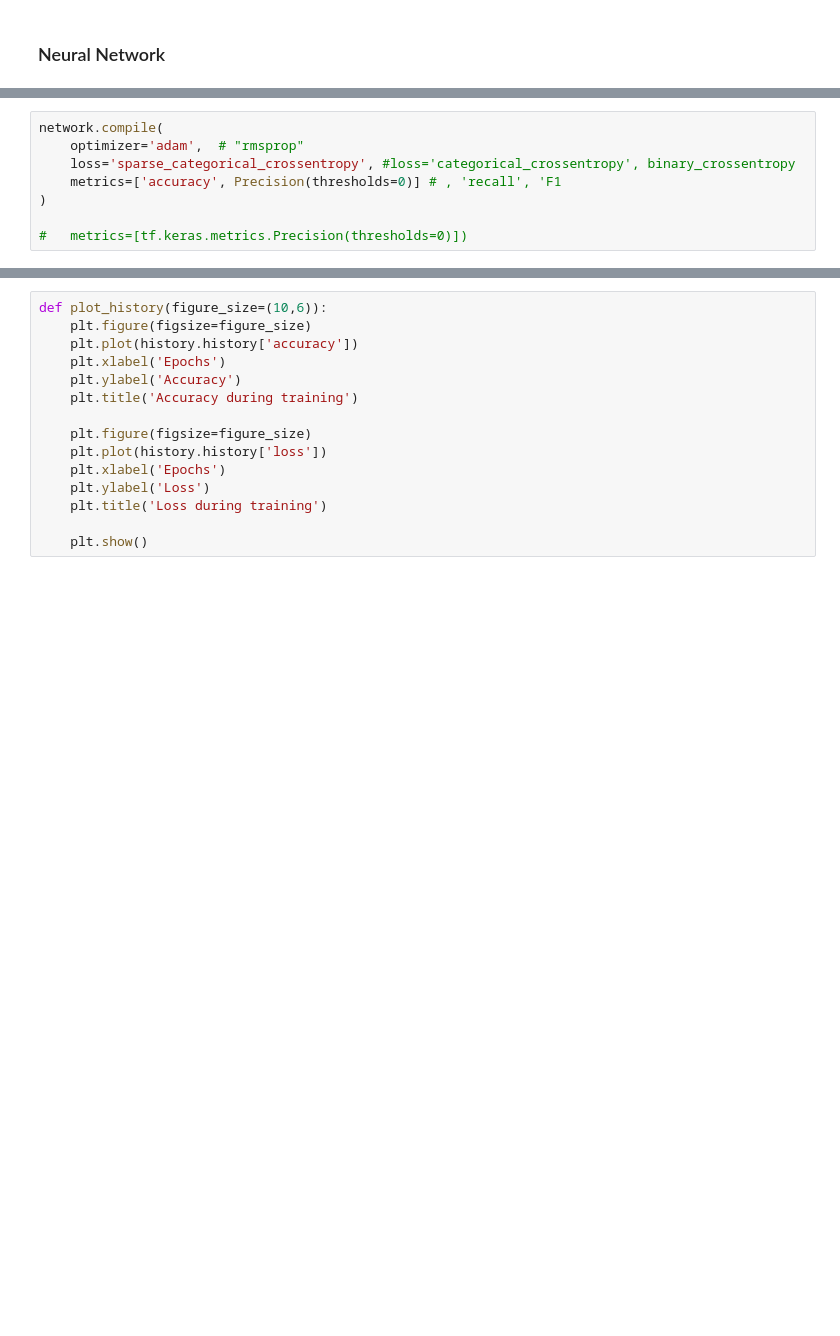
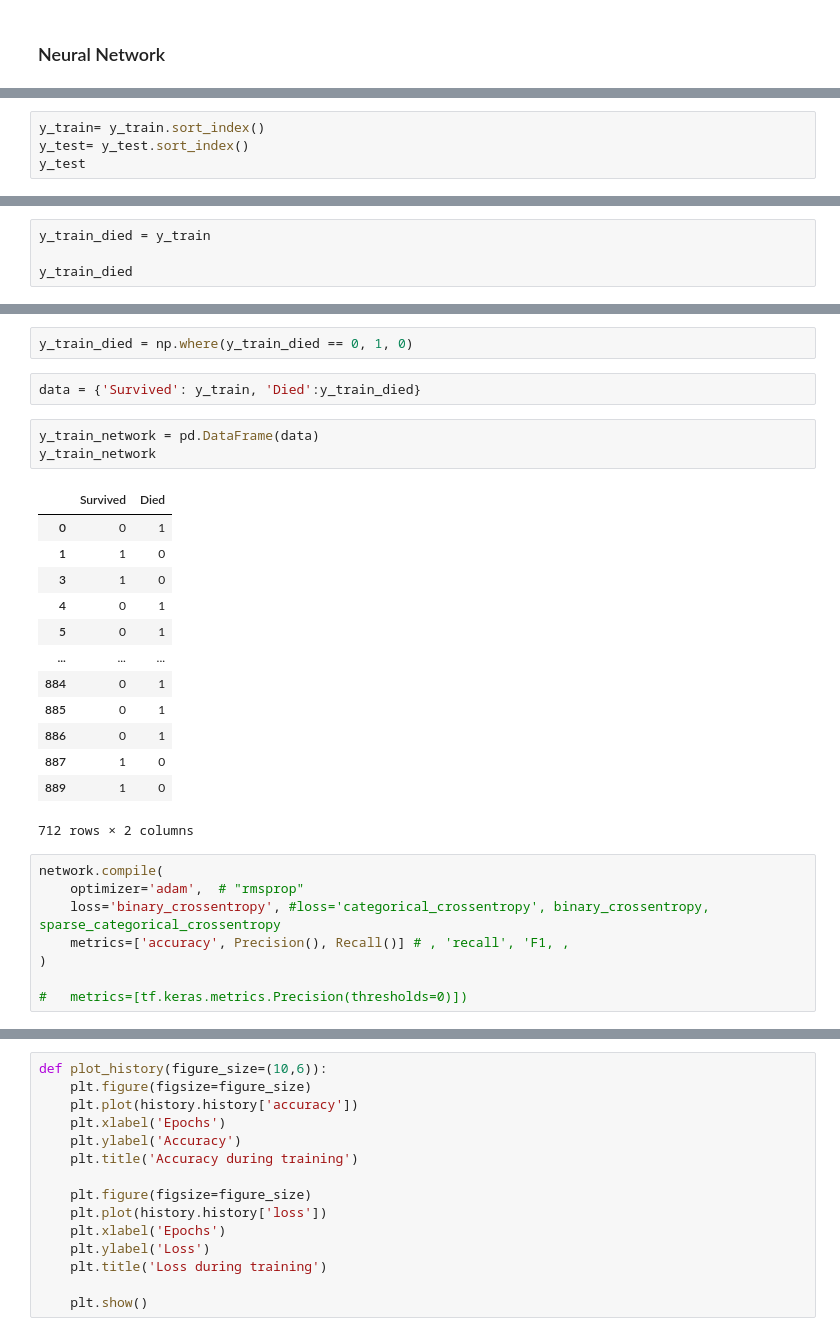
Before and after one commit to dan-ski/Titanic, a Jupyter notebook: Titanic.ipynb, the cells around one changed output, grey strips where cells are left out. Saved outputs shown, nothing was run; the diff lists cells and outputs as text; blank space fills up the shorter version.

```diff
--- a/Titanic.ipynb
+++ b/Titanic.ipynb
@@ -705,0 +710,4 @@ X_train.shape, y_train.shape
+# %%
+y_train= y_train.sort_index()
+y_test= y_test.sort_index()
+y_test
@@ -705,0 +727,4 @@ X_train.shape, y_train.shape
+# %%
+y_train_died = y_train
+
+y_train_died
@@ -706,8 +744,29 @@ X_train.shape, y_train.shape
+# %%
+y_train_died = np.where(y_train_died == 0, 1, 0)
+# %%
+data = {'Survived': y_train, 'Died':y_train_died}
+# %%
+y_train_network = pd.DataFrame(data)
+y_train_network
+# %% [output]
+|  | Survived | Died |
+| 0 | 0 | 1 |
+| 1 | 1 | 0 |
+| 3 | 1 | 0 |
+| 4 | 0 | 1 |
+| 5 | 0 | 1 |
+| ... | ... | ... |
+| 884 | 0 | 1 |
+| 885 | 0 | 1 |
+| 886 | 0 | 1 |
+| 887 | 1 | 0 |
+| 889 | 1 | 0 |
+712 rows × 2 columns
 # %%
 network.compile(
     optimizer='adam',  # "rmsprop"
-    loss='sparse_categorical_crossentropy', #loss='categorical_crossentropy', binary_crossentropy
-    metrics=['accuracy', Precision(thresholds=0)] # , 'recall', 'F1
+    loss='binary_crossentropy', #loss='categorical_crossentropy', binary_crossentropy, sparse_categorical_crossentropy
+    metrics=['accuracy', Precision(), Recall()] # , 'recall', 'F1, ,
 )
 
 #   metrics=[tf.keras.metrics.Precision(thresholds=0)])
```
Also changed, not shown: parts of 39 cells of this notebook.
